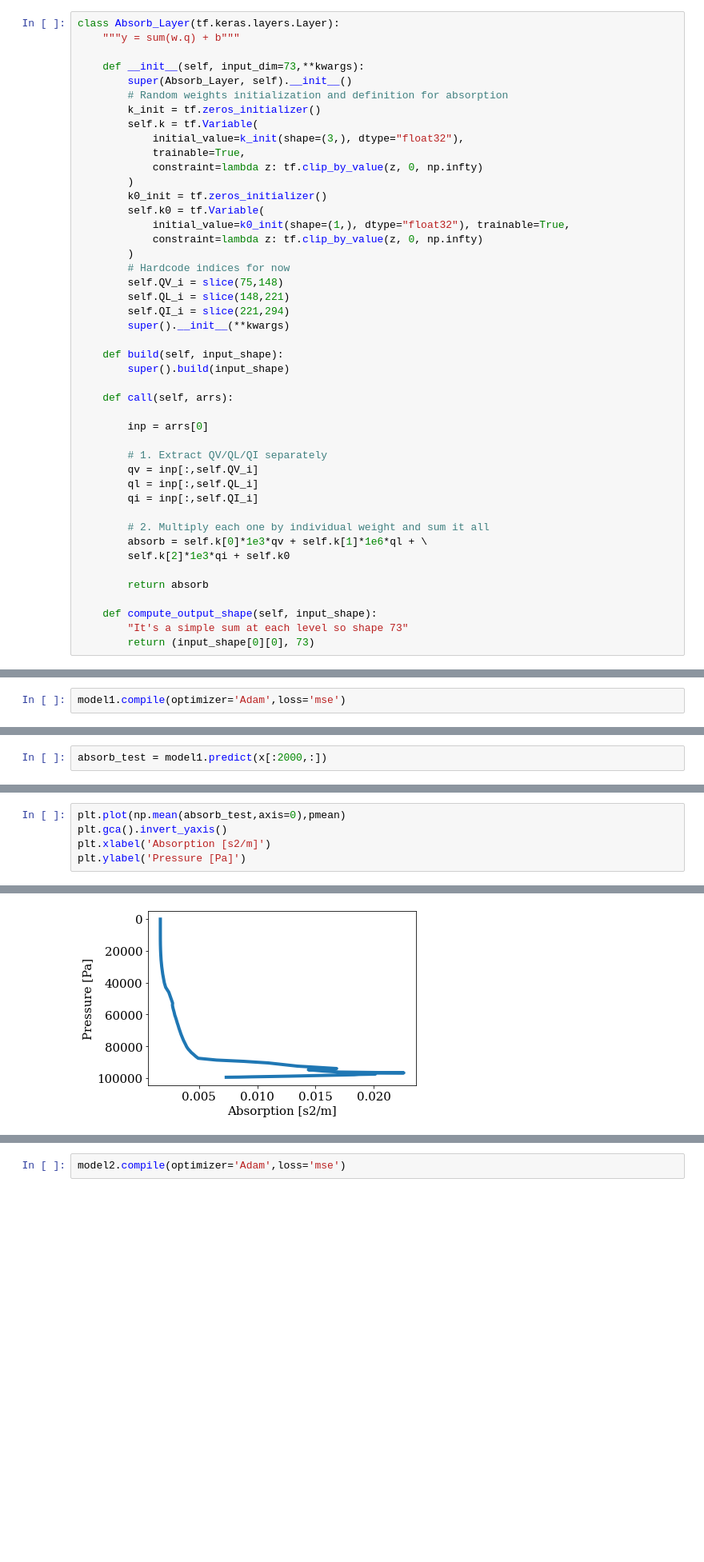
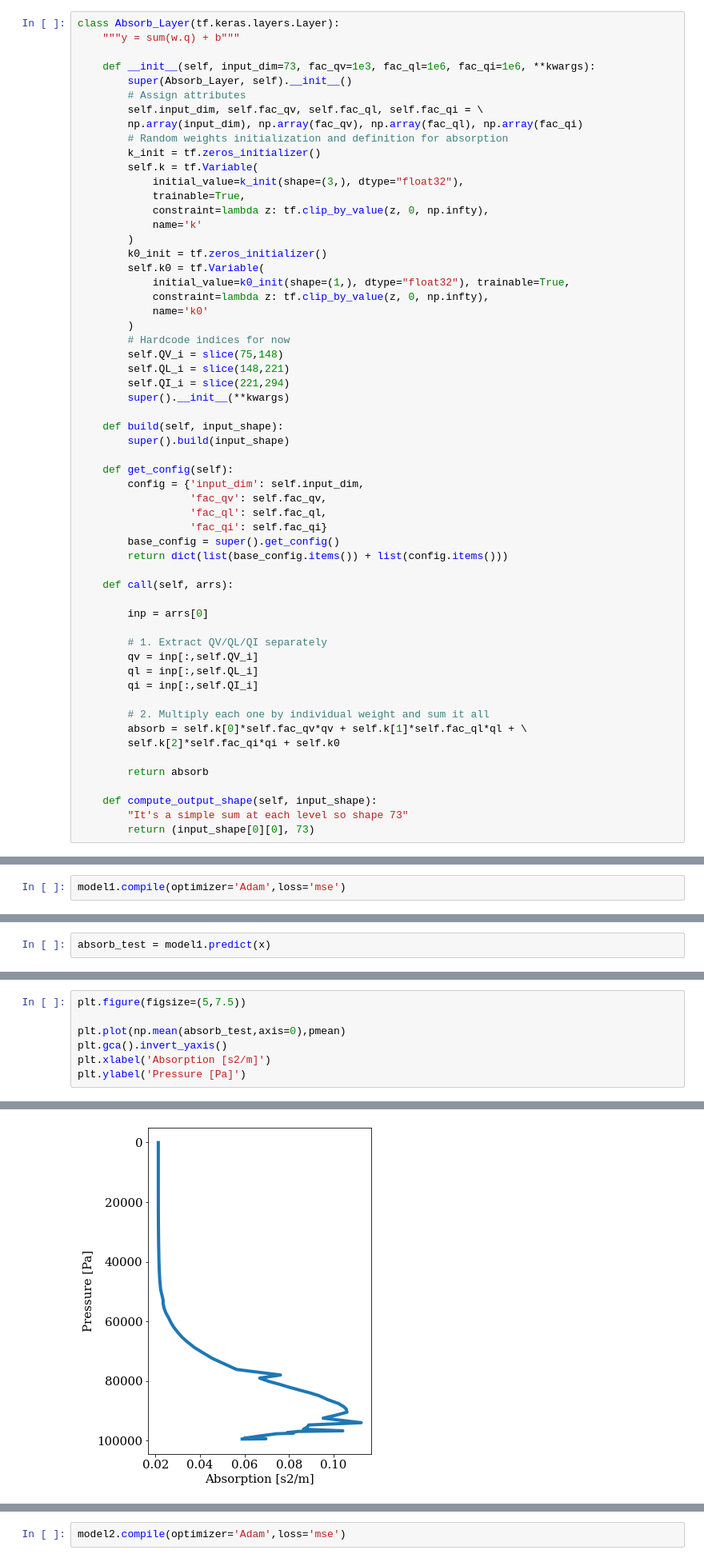
Before and after one commit to tbeucler/ml4rt, a Jupyter notebook: notebooks_tbeucler/02_Train_very_simple_model_SW.ipynb, the cells around one changed output, grey strips where cells are left out. Shown: that part at 80% size. Drawn from its saved outputs; the diff is of its cells as text; blank space fills up the shorter version.

```diff
--- a/notebooks_tbeucler/02_Train_very_simple_model_SW.ipynb
+++ b/notebooks_tbeucler/02_Train_very_simple_model_SW.ipynb
@@ -261,19 +261,24 @@ y.shape
 class Absorb_Layer(tf.keras.layers.Layer):
     """y = sum(w.q) + b"""
 
-    def __init__(self, input_dim=73,**kwargs):
+    def __init__(self, input_dim=73, fac_qv=1e3, fac_ql=1e6, fac_qi=1e6, **kwargs):
         super(Absorb_Layer, self).__init__()
+        # Assign attributes
+        self.input_dim, self.fac_qv, self.fac_ql, self.fac_qi = \
+        np.array(input_dim), np.array(fac_qv), np.array(fac_ql), np.array(fac_qi)
         # Random weights initialization and definition for absorption
         k_init = tf.zeros_initializer()
         self.k = tf.Variable(
             initial_value=k_init(shape=(3,), dtype="float32"),
             trainable=True,
-            constraint=lambda z: tf.clip_by_value(z, 0, np.infty)
+            constraint=lambda z: tf.clip_by_value(z, 0, np.infty),
+            name='k'
         )
         k0_init = tf.zeros_initializer()
         self.k0 = tf.Variable(
             initial_value=k0_init(shape=(1,), dtype="float32"), trainable=True,
-            constraint=lambda z: tf.clip_by_value(z, 0, np.infty)
+            constraint=lambda z: tf.clip_by_value(z, 0, np.infty),
+            name='k0'
         )
         # Hardcode indices for now
         self.QV_i = slice(75,148)
@@ -283,6 +288,14 @@ class Absorb_Layer(tf.keras.layers.Layer):
 
     def build(self, input_shape):
         super().build(input_shape)
+
+    def get_config(self):
+        config = {'input_dim': self.input_dim,
+                  'fac_qv': self.fac_qv,
+                  'fac_ql': self.fac_ql,
+                  'fac_qi': self.fac_qi}
+        base_config = super().get_config()
+        return dict(list(base_config.items()) + list(config.items()))
 
     def call(self, arrs):
 
@@ -294,8 +307,8 @@ class Absorb_Layer(tf.keras.layers.Layer):
         qi = inp[:,self.QI_i]
 
         # 2. Multiply each one by individual weight and sum it all
-        absorb = self.k[0]*1e3*qv + self.k[1]*1e6*ql + \
-        self.k[2]*1e3*qi + self.k0
+        absorb = self.k[0]*self.fac_qv*qv + self.k[1]*self.fac_ql*ql + \
+        self.k[2]*self.fac_qi*qi + self.k0
 
         return absorb
 
@@ -452,5 +624,5 @@ model1.weights
 # %%
-absorb_test = model1.predict(x[:2000,:])
+absorb_test = model1.predict(x)
 # %%
 absorb_test.shape
 # %% [output]
@@ -458,11 +630,13 @@ absorb_test.shape
 # %%
+plt.figure(figsize=(5,7.5))
+
 plt.plot(np.mean(absorb_test,axis=0),pmean)
 plt.gca().invert_yaxis()
 plt.xlabel('Absorption [s2/m]')
 plt.ylabel('Pressure [Pa]')
 # %% [output]
 Text(0, 0.5, 'Pressure [Pa]')
-[figure, old version]
+[figure, new version]
 # %%
 inp = K.Input(shape=(294,))
 absorb = Absorb_Layer()([inp])
```
Also changed, not shown: parts of 39 cells of this notebook, 2 other files.
